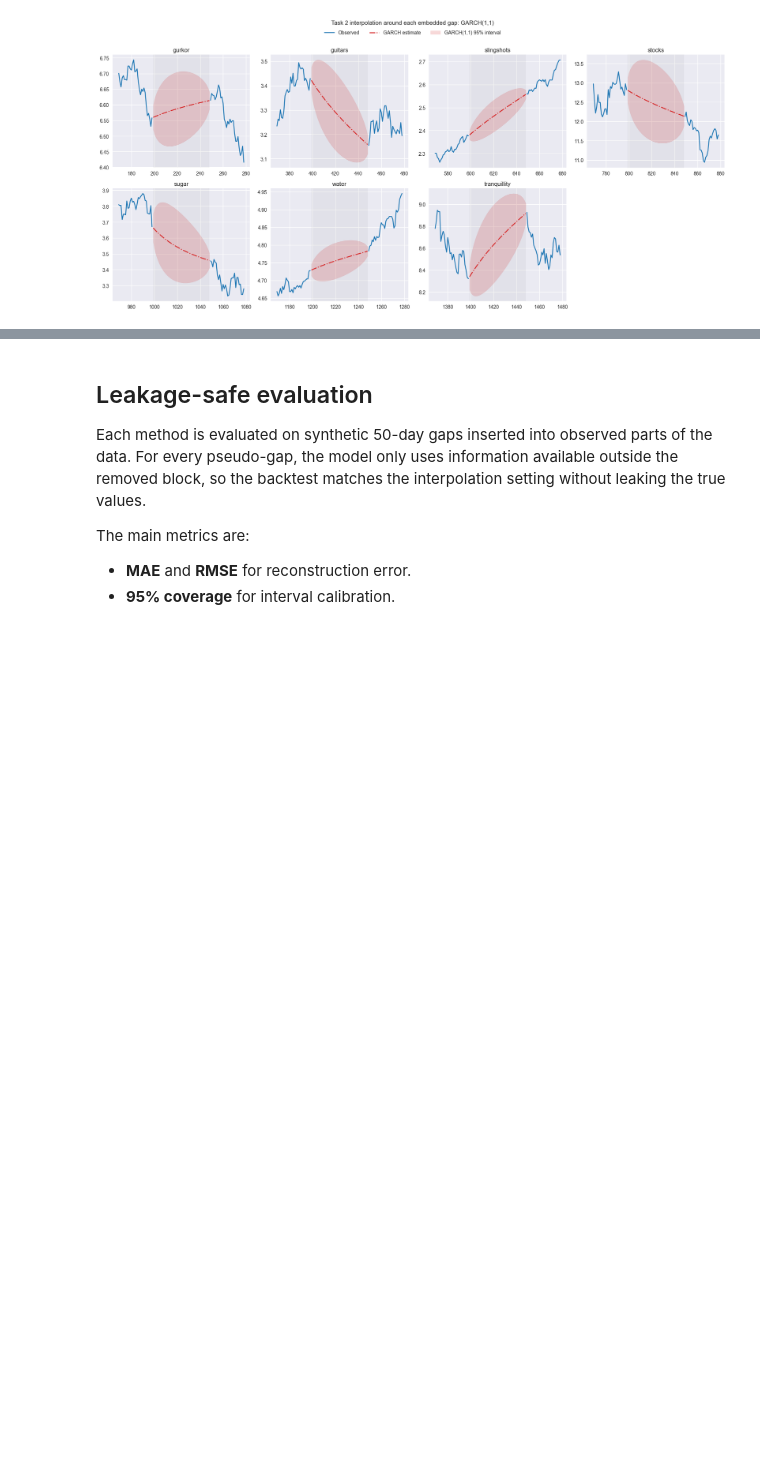
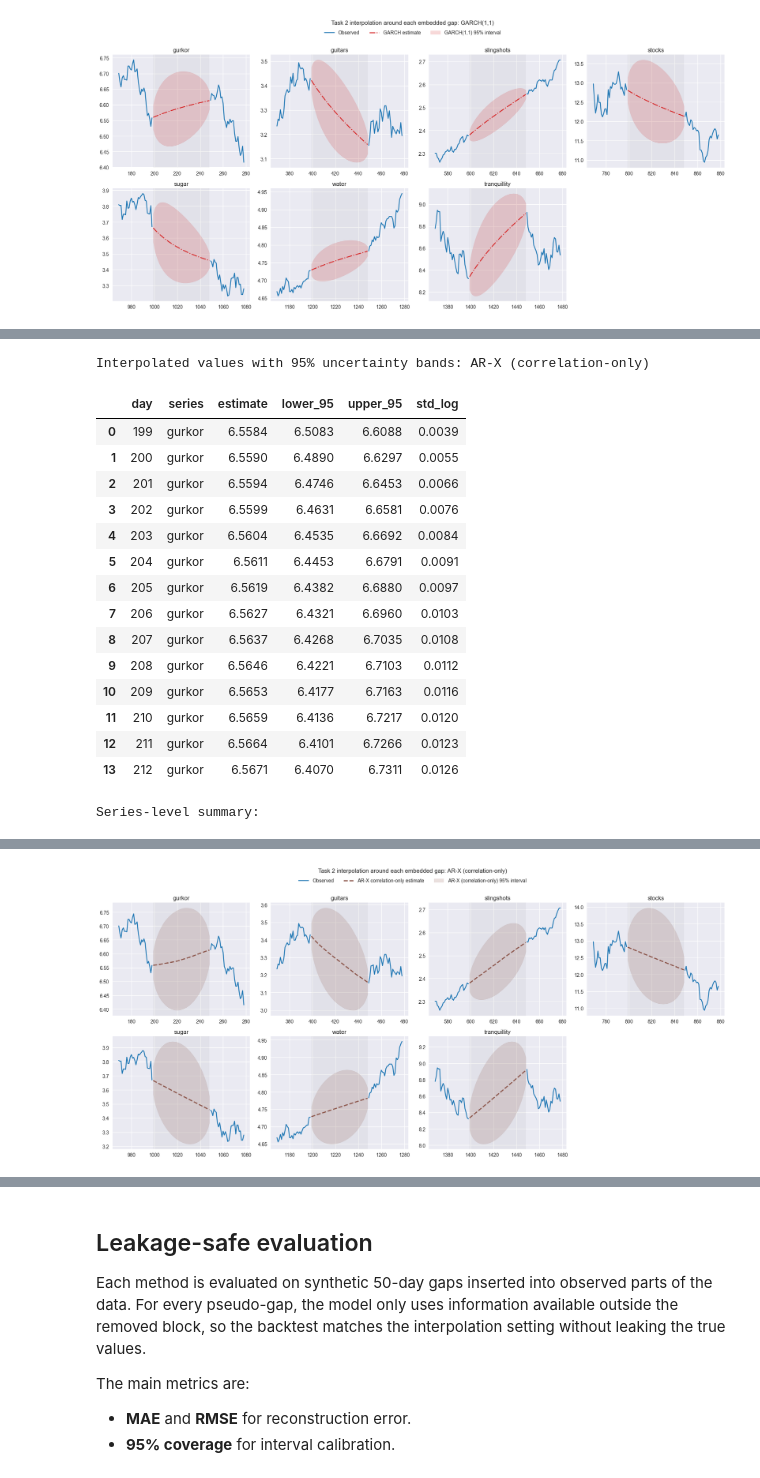
Before and after one commit to luprader/project_FTS, a Jupyter notebook: notebooks/task2_albin.ipynb, the cells around one changed output, grey strips where cells are left out. Saved outputs shown, nothing was run; the diff lists cells and outputs as text; code cells hidden in the pictures; blank space fills up the shorter version.

```diff
--- a/notebooks/task2_albin.ipynb
+++ b/notebooks/task2_albin.ipynb
@@ -596,0 +1089,20 @@ Series-level summary:
+# %%
+display_interpolation_method("arx_corr_only")
+# %% [output]
+Interpolated values with 95% uncertainty bands: AR-X (correlation-only)
+|  | day | series | estimate | lower_95 | upper_95 | std_log |
+| 0 | 199 | gurkor | 6.5584 | 6.5083 | 6.6088 | 0.0039 |
+| 1 | 200 | gurkor | 6.5590 | 6.4890 | 6.6297 | 0.0055 |
+| 2 | 201 | gurkor | 6.5594 | 6.4746 | 6.6453 | 0.0066 |
+| 3 | 202 | gurkor | 6.5599 | 6.4631 | 6.6581 | 0.0076 |
+| 4 | 203 | gurkor | 6.5604 | 6.4535 | 6.6692 | 0.0084 |
+| 5 | 204 | gurkor | 6.5611 | 6.4453 | 6.6791 | 0.0091 |
+| 6 | 205 | gurkor | 6.5619 | 6.4382 | 6.6880 | 0.0097 |
+| 7 | 206 | gurkor | 6.5627 | 6.4321 | 6.6960 | 0.0103 |
+| 8 | 207 | gurkor | 6.5637 | 6.4268 | 6.7035 | 0.0108 |
+| 9 | 208 | gurkor | 6.5646 | 6.4221 | 6.7103 | 0.0112 |
+| 10 | 209 | gurkor | 6.5653 | 6.4177 | 6.7163 | 0.0116 |
+| 11 | 210 | gurkor | 6.5659 | 6.4136 | 6.7217 | 0.0120 |
+| 12 | 211 | gurkor | 6.5664 | 6.4101 | 6.7266 | 0.0123 |
+| 13 | 212 | gurkor | 6.5671 | 6.4070 | 6.7311 | 0.0126 |
+Series-level summary:
@@ -596,0 +1117 @@ Series-level summary:
+[figure, added]
```
Also changed, not shown: parts of 18 cells of this notebook.
